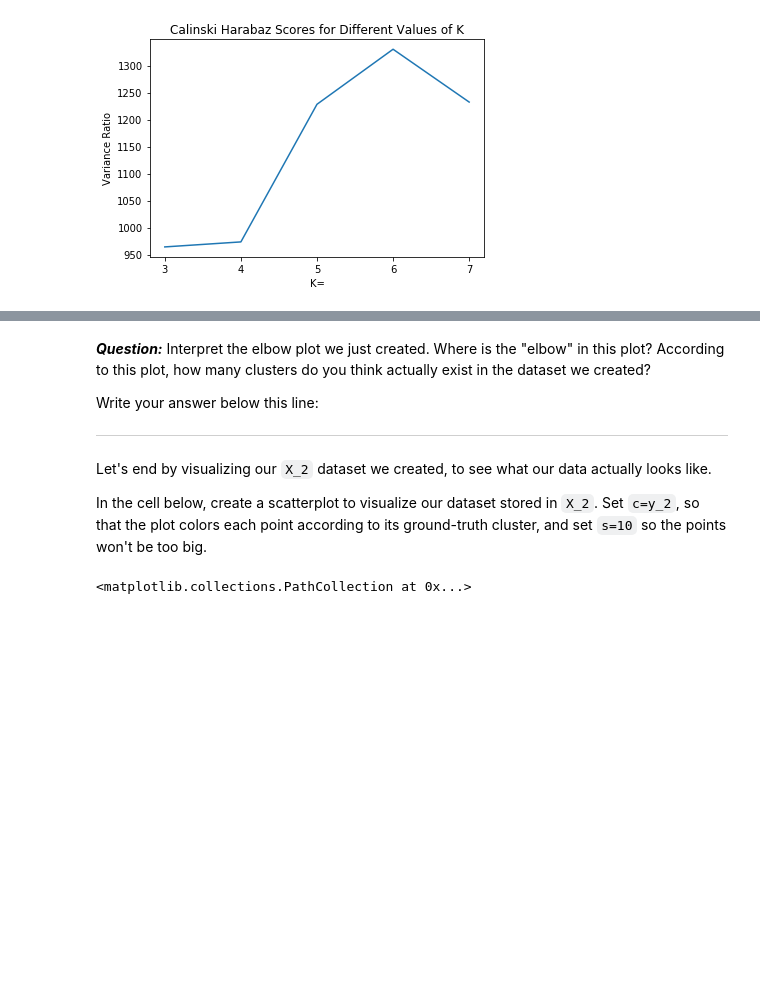
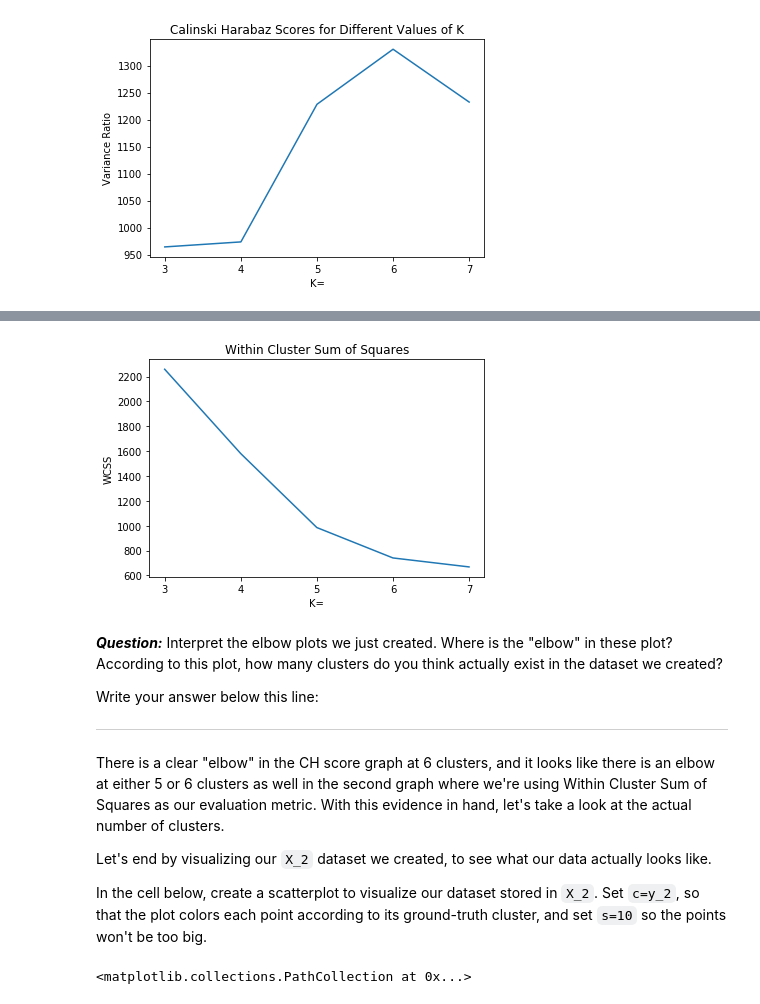
Before and after one commit to learn-co-curriculum/dsc-k-means-clustering-lab, a Jupyter notebook: index.ipynb, the cells around one changed output, grey strips where cells are left out. Saved outputs shown, nothing was run; the diff lists cells and outputs as text; code cells hidden in the pictures; blank space fills up the shorter version.

```diff
--- a/index.ipynb
+++ b/index.ipynb
@@ -199,9 +208,25 @@ plt.show()
+# %%
+wcss_score = []
+
+for model in k_list:
+    labels = model.labels_
+    wcss_score.append(model.inertia_)
+# %%
+plt.plot([3, 4, 5, 6, 7], wcss_score)
+plt.xticks([3,4,5,6,7])
+plt.title("Within Cluster Sum of Squares")
+plt.ylabel("WCSS")
+plt.xlabel("K=")
+plt.show()
+# %% [output]
+[figure, added]
 # %% [markdown]
-**_Question:_**  Interpret the elbow plot we just created. Where is the "elbow" in this plot? According to this plot, how many clusters do you think actually exist in the dataset we created?
+**_Question:_**  Interpret the elbow plots we just created. Where is the "elbow" in these plot? According to this plot, how many clusters do you think actually exist in the dataset we created?
 
 Write your answer below this line:
 _______________________________________________________________________________
 
+There is a clear "elbow" in the CH score graph at 6 clusters, and it looks like there is an elbow at either 5 or 6 clusters as well in the second graph where we're using Within Cluster Sum of Squares as our evaluation metric. With this evidence in hand, let's take a look at the actual number of clusters.
 
 Let's end by visualizing our `X_2` dataset we created, to see what our data actually looks like.
 
```
Also changed, not shown: parts of 2 cells of this notebook, 8 other files.
